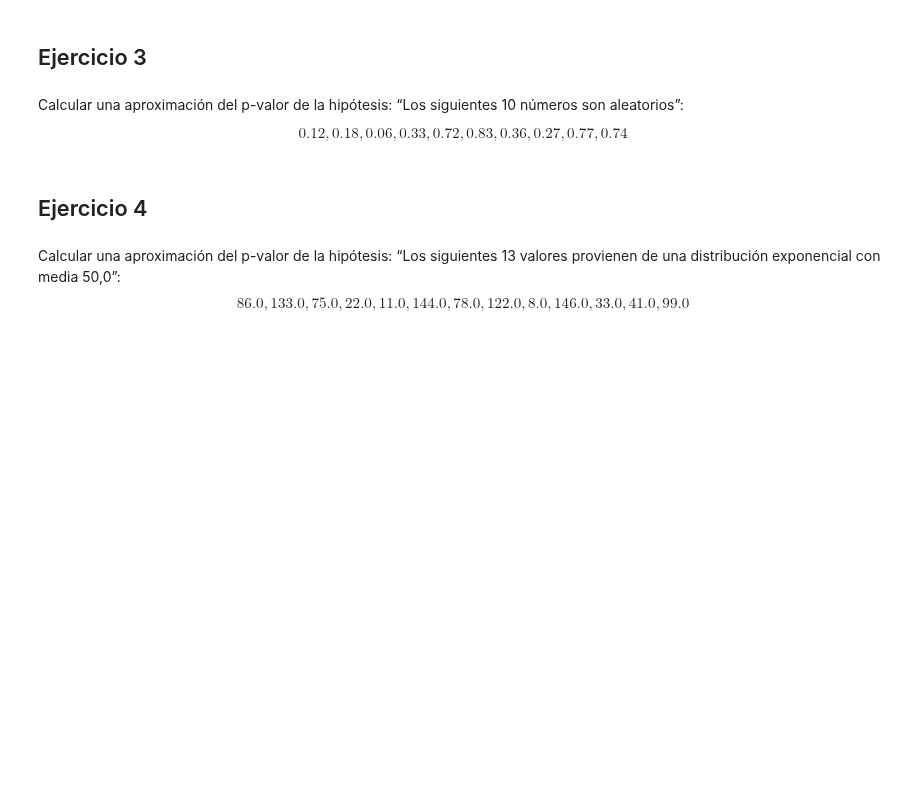
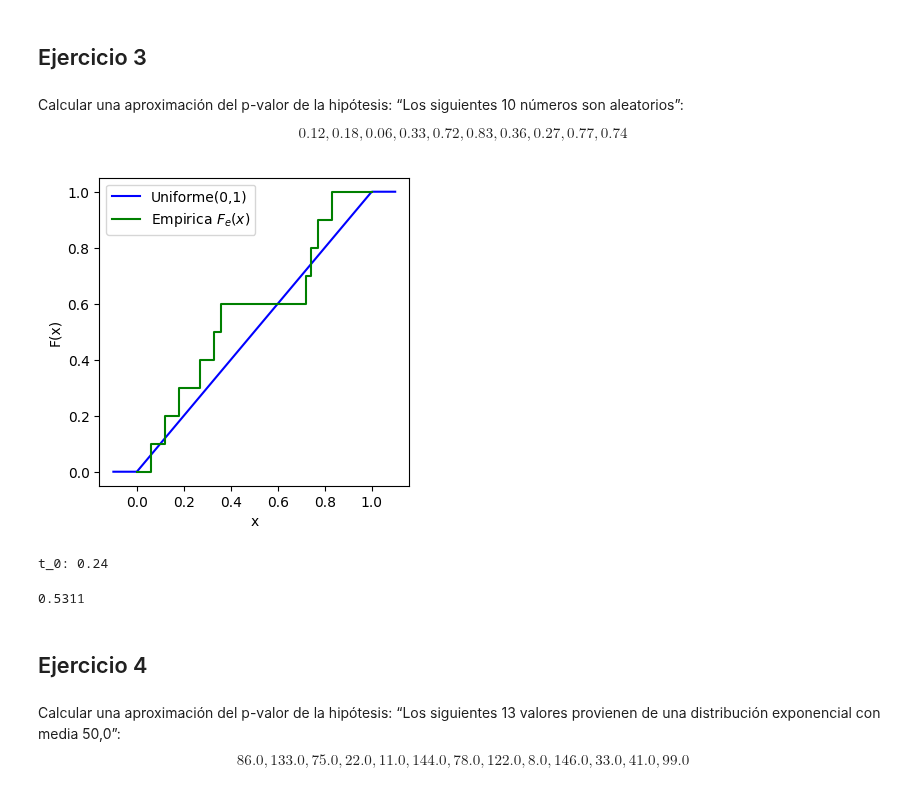
Before and after one commit to ramiro-l/ModelosYSimulacionFAMAF, a Jupyter notebook: Práctico7.ipynb, the cells around one changed output. Drawn from its saved outputs; the diff is of its cells as text; code cells hidden in the pictures; blank space fills up the shorter version.

```diff
--- a/Práctico7.ipynb
+++ b/Práctico7.ipynb
@@ -186,6 +460,81 @@ Calcular una aproximación del p-valor de la hipótesis: “Los siguientes 10 n
 $$
 0.12, 0.18, 0.06, 0.33, 0.72, 0.83, 0.36, 0.27, 0.77, 0.74
 $$
+# %%
+#@title Grafico
+import numpy as np
+import matplotlib.pyplot as plt
+from scipy.stats import uniform
+
+# Muestra y ordenación
+muestra = [0.12, 0.18, 0.06, 0.33, 0.72, 0.83, 0.36, 0.27, 0.77, 0.74]
+# muestra = np.random.random(100) # ejemplo con random verdadero
+muestra_ordenada = np.sort(muestra)
+
+# Construimos los valores de la función de distribución empírica
+n = len(muestra)
+x_vals = np.concatenate(([0], muestra_ordenada, [1]))
+y_vals = np.concatenate(([0], np.arange(1, n+1) / n, [1]))
+
+# Calculamos la acumulada de una uniforme
+x_vals_unif = np.linspace(-0.1, 1.1, 500)
+y_vals_unif = uniform.cdf(x_vals_unif, loc=0, scale=1)
+
+# Graficamos
+plt.figure(figsize=(4, 4))
+plt.plot(x_vals_unif, y_vals_unif, label='Uniforme(0,1)', color='blue')
+plt.step(x_vals, y_vals, where='post', label='Empirica $F_e(x)$', color='green')
+plt.xlabel('x')
+plt.ylabel('F(x)')
+plt.legend(); plt.show()
+# %% [output]
+[figure, added]
+# %%
+#@title Estadistico Kolmogorov Smirnov
+from scipy.stats import uniform
+
+
+def estadistico_ks(muestra_ordenada, F_h_0):
+    n = len(muestra)
+
+    max1 = max((j+1)/n - F_h_0(y) for j, y in enumerate(muestra_ordenada))
+    max2 = max(F_h_0(y) - (j/n) for j, y in enumerate(muestra_ordenada))
+
+    return max(max1, max2)
+
+muestra = [0.12,0.18,0.06,0.33,0.72,0.83,0.36,0.27,0.77,0.74]
+muestra_ordenada = np.sort(muestra)
+F_h_0 = lambda x: uniform.cdf(x, loc=0, scale=1)
+# F_h_0 = lambda x: 0 if x < 0 else 1 if x > 1 else x # NOTE: alternativa
+
+print(f"t_0: {estadistico_ks(muestra_ordenada, F_h_0)}")
+# %% [output]
+t_0: 0.24
+# %%
+#@title Calculo p-valor (simulacion)
+import numpy as np
+
+
+def ej3_p_valor(tam_muestra, t_0, n_sim):
+    p_valor = 0
+    for _ in range(n_sim):
+        # Calculo la muestra
+        muestra = np.random.random(tam_muestra)
+        muestra_ordenada = np.sort(muestra)
+
+        # Calculamos el estadistico de Kolmogorov Smirnov
+        d_j = 0
+        for j, u_j in enumerate(muestra_ordenada):
+            d_j = max(d_j, ((j+1)/tam_muestra) - u_j, u_j - (j/tam_muestra))
+
+        if d_j >= t_0:
+            p_valor += 1
+
+    return p_valor / n_sim
+
+ej3_p_valor(10, 0.24, 10_000)
+# %% [output]
+0.5311
 # %% [markdown]
 ## Ejercicio 4
 # %% [markdown]
```
Also changed, not shown: parts of 24 cells of this notebook.
